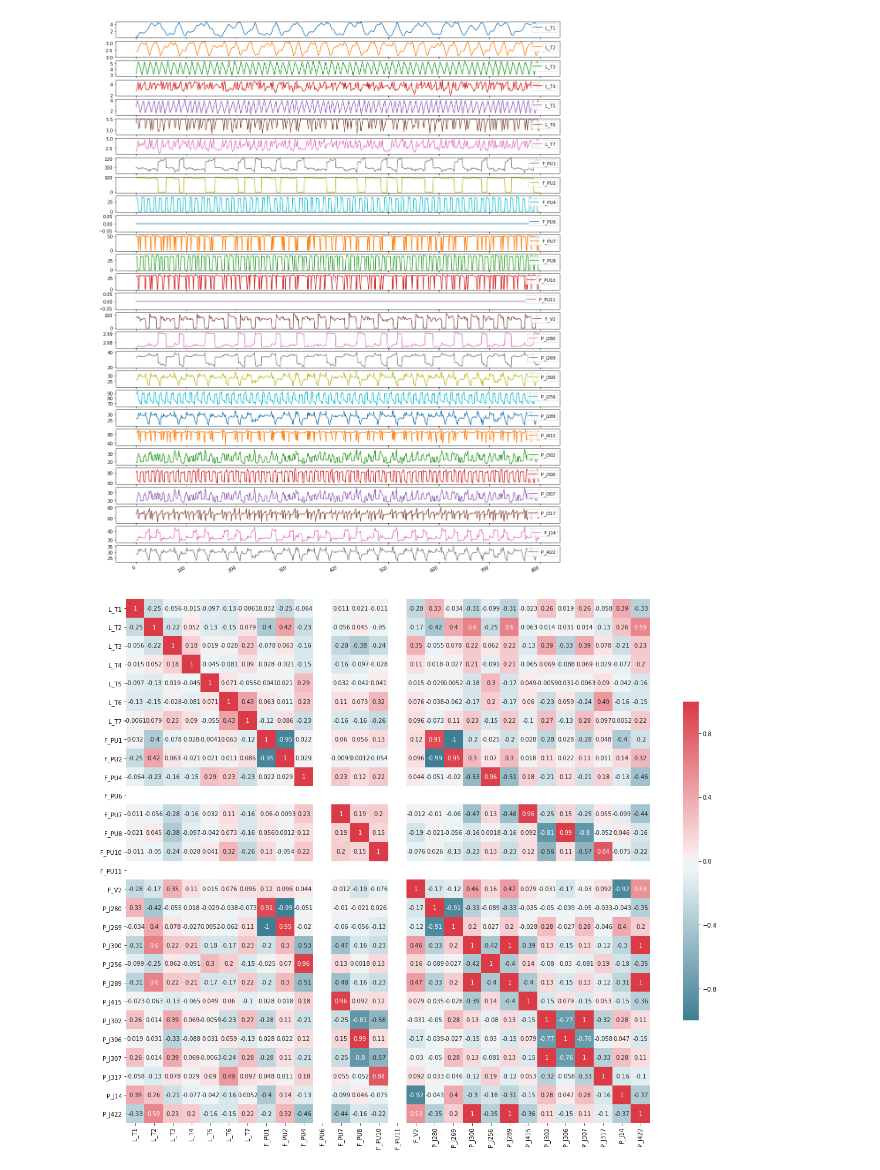
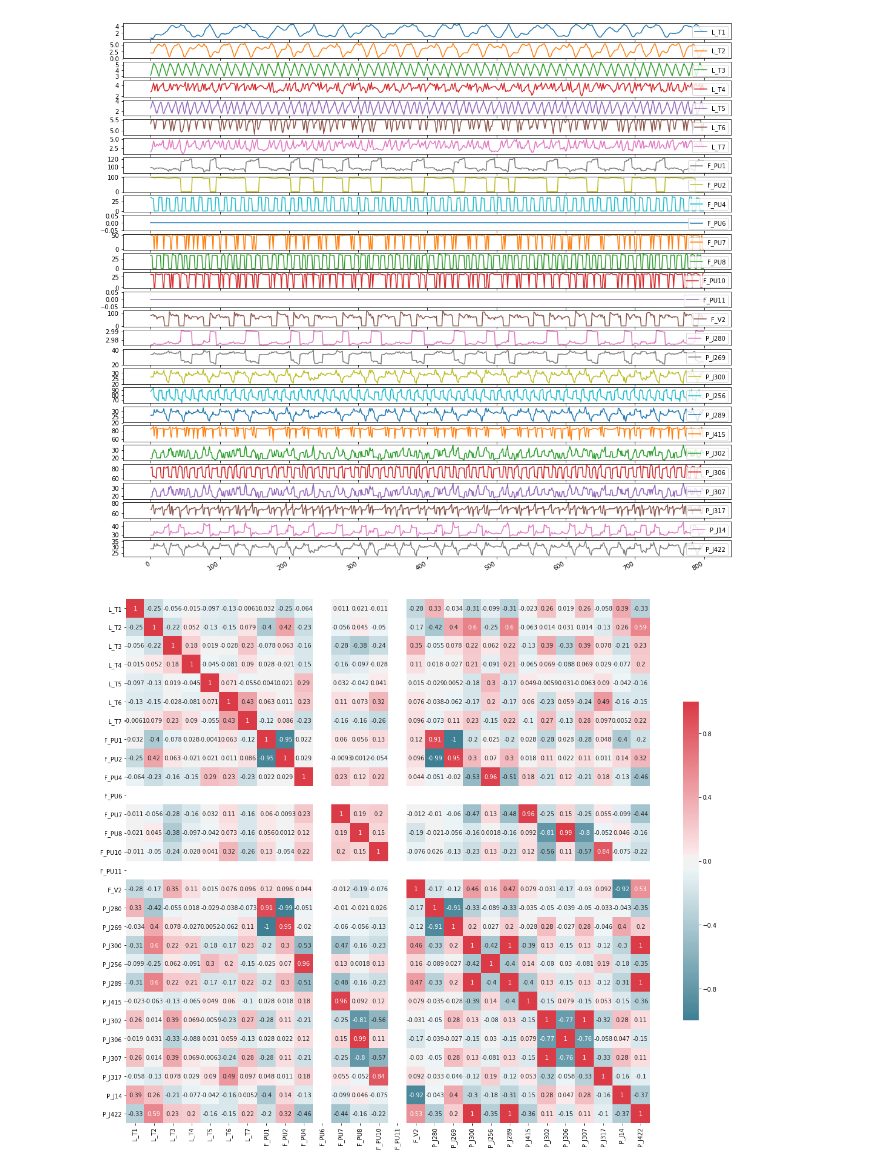
Before and after one commit to sirpandemona/CDA, a Jupyter notebook: Exercise 2/Familiarization.ipynb, the cells around one changed output. Saved outputs shown, nothing was run; the diff lists cells and outputs as text; code cells hidden in the pictures.

```diff
--- a/Exercise 2/Familiarization.ipynb
+++ b/Exercise 2/Familiarization.ipynb
@@ -32,9 +13,9 @@ for column in plot_df:
 # %%
-plot_df.plot(kind='line', subplots=True, sharex=True, figsize=(18, 25), legend=True)
+plot_df.plot(kind='line', subplots=True, sharex=True, figsize=(18, 18), legend=True)
 [ax.legend(loc=1) for ax in plt.gcf().axes]
 plt.show()
 # %% [output]
-[figure, old version]
+[figure, new version]
 # %%
 # Plot correlation matrix
 corr = plot_df.corr()
```
Also changed, not shown: parts of 5 cells of this notebook.
